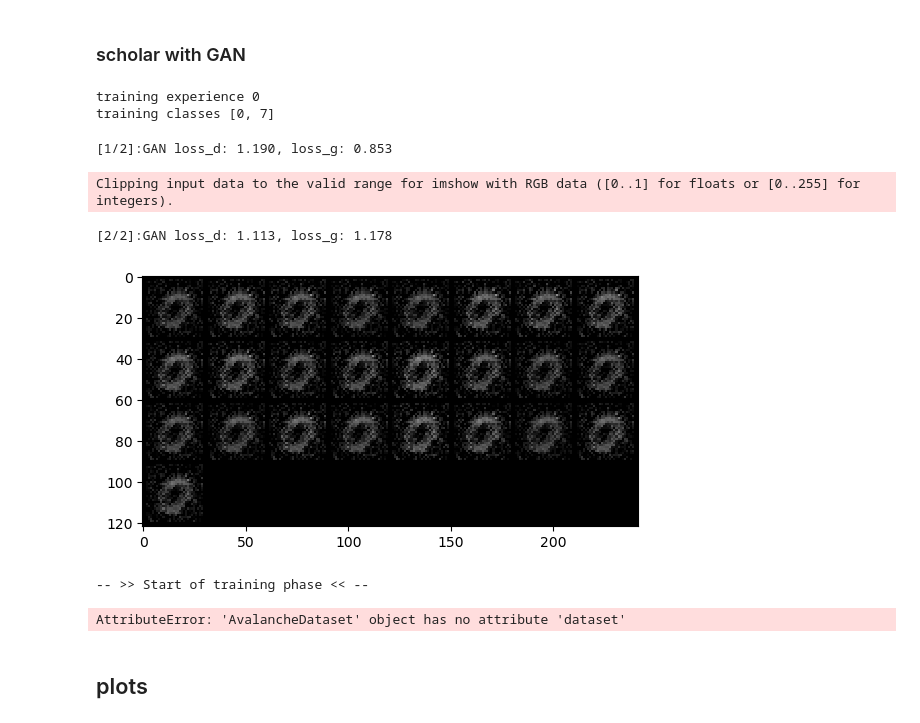
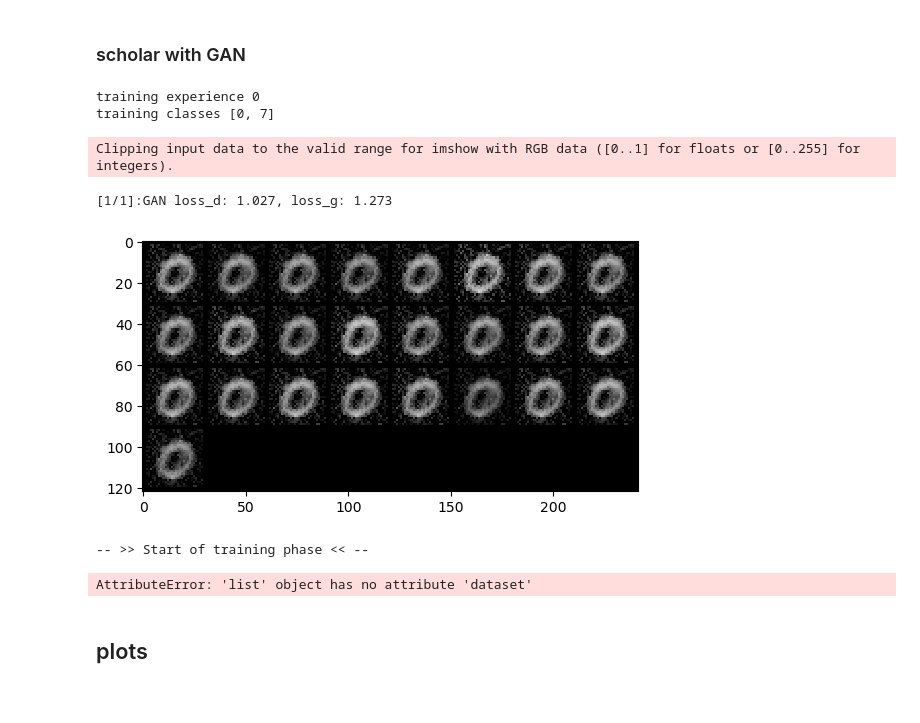
Before and after one commit to mathislindner/Continual-Learning-with-Deep-Generative-Replay-DL_in-ABNN, a Jupyter notebook: main.ipynb, the cells around one changed output. Drawn from its saved outputs; the diff is of its cells as text; code cells hidden in the pictures.

```diff
--- a/main.ipynb
+++ b/main.ipynb
@@ -191,42 +191,43 @@ for experience in BM.train_stream:
         generated_images = torch.zeros((len(experience), 28*28))
         generated_labels = torch.zeros((len(experience)))
         for i in range(len(experience.dataset)):
             fixed_z_ = torch.randn((5 * 5, 100))    # fixed noise
             test_images = G(fixed_z_)
             test_images = test_images.view(test_images.size(0), 1, 28, 28)
             test_images = test_images.data
             generated_images[i] = test_images[0].view(28*28)
             generated_labels[i] = experience.current_experience
         generated_dataset = AvalancheDataset(generated_images, generated_labels)
         combined_data = AvalancheConcatDataset([combined_data, generated_dataset])
         train_loader = DataLoader(combined_data, batch_size=batch_size, shuffle=True)
 
     ############################################################################################################
     # GAN training
     ############################################################################################################
-    G, D, D_losses, G_losses = train_GAN(G, D, train_loader, G_optimizer, D_optimizer, train_epoch = 2)
+    G, D, D_losses, G_losses = train_GAN(G, D, train_loader, G_optimizer, D_optimizer, train_epoch = 1)
     generate_images(G, 25)
     train_hist['D_losses'].append(torch.mean(torch.FloatTensor(D_losses)))
     train_hist['G_losses'].append(torch.mean(torch.FloatTensor(G_losses)))
 
     ############################################################################################################
     # CL training
     ############################################################################################################
     #train cl model
     #TODO FIX COMBINED DATA
     # probably have to create an experience for the new dataset!?!? (I hate avalanche)
-    avalanche_train_dataset = AvalancheDataset(combined_data)
-    cl_strategy_scholar.train(avalanche_train_dataset, verbose=0)
+
+
+    cl_strategy_scholar.train(train_loader, verbose=0)
+
     scholar_evaluation = cl_strategy_scholar.eval(BM.test_stream)
 # %% [output]
 training experience 0
 training classes [0, 7]
-[1/2]:GAN loss_d: 1.190, loss_g: 0.853
+Clipping input data to the valid range for imshow with RGB data ([0..1] for floats or [0..255] for integers).
-Clipping input data to the valid range for imshow with RGB data ([0..1] for floats or [0..255] for integers).
+[1/1]:GAN loss_d: 1.027, loss_g: 1.273
+[figure, new version]
-[2/2]:GAN loss_d: 1.113, loss_g: 1.178
+-- >> Start of training phase << --
-[figure, old version]
--- >> Start of training phase << --
+AttributeError: 'list' object has no attribute 'dataset'
-AttributeError: 'AvalancheDataset' object has no attribute 'dataset'
 # %% [markdown]
 ## plots
 # %%
```
